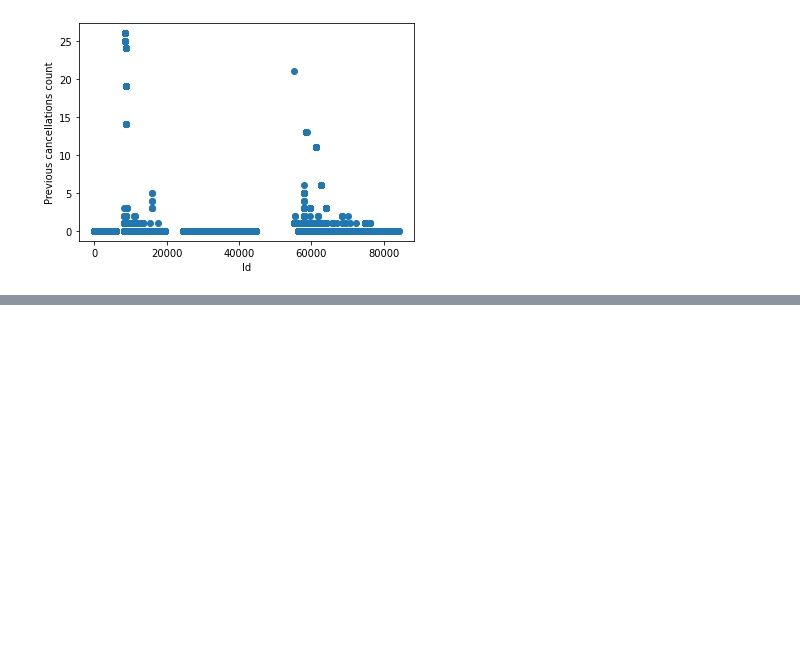
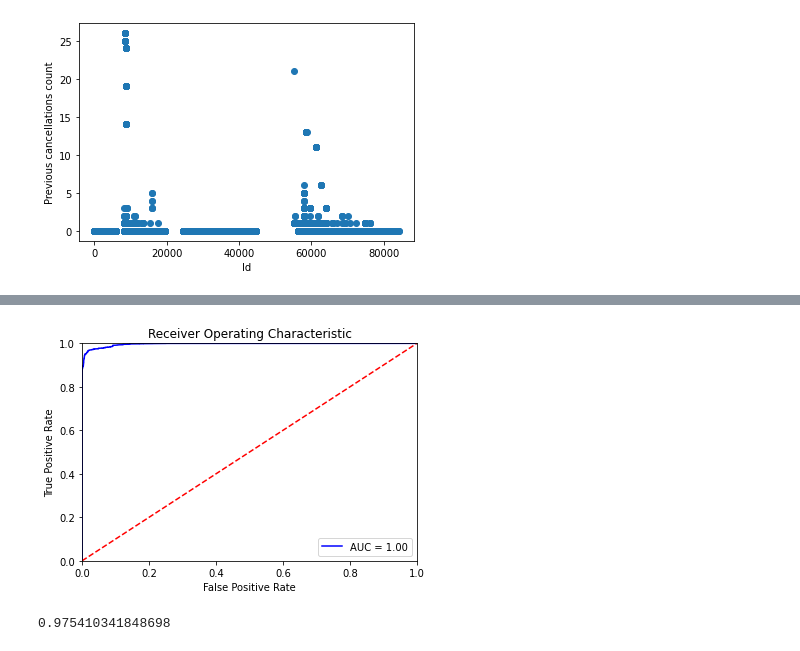
Before and after one commit to TayJen/Hotel-Room-Reservation, a Jupyter notebook: H.ipynb, the cells around one changed output, grey strips where cells are left out. Drawn from its saved outputs; the diff is of its cells as text; code cells hidden in the pictures; blank space fills up the shorter version.

Commit message:
Stage #3: Encoding + First model (Accuracy 0.98 on test)

```diff
--- a/H.ipynb
+++ b/H.ipynb
@@ -92,0 +158,23 @@ plt.show()
+# %%
+from sklearn.model_selection import train_test_split
+
+# Validation split
+X_train, X_valid, y_train, y_valid = train_test_split(X, y, test_size=0.3,
+                                                      shuffle=True,
+                                                      random_state=13)
+
+# y_train, y_valid = y_train.values.astype('bool'), y_valid.values.astype('bool')
+# %%
+import xgboost as xgb
+
+eval_set = [(X_train, y_train), (X_valid, y_valid)]
+xgbr = xgb.XGBClassifier(eta=0.3,
+                         max_depth=3,
+                         objective='binary:logistic',
+                         tree_method='gpu_hist',
+                         random_state=13,
+                         verbosity=2)
+# %%
+xgbr.fit(X_train, y_train,
+         eval_metric=['aucpr', 'aucpr'], eval_set=eval_set,
+         early_stopping_rounds=400, verbose=2)
@@ -92,0 +200,28 @@ plt.show()
+# %%
+from sklearn.metrics import roc_curve, auc, accuracy_score
+
+# calculate the fpr and tpr for all thresholds of the binary classification
+probs = xgbr.predict_proba(X_test)
+preds = probs[:,1]
+fpr, tpr, threshold = roc_curve(y_test, preds)
+roc_auc = auc(fpr, tpr)
+# %%
+# plot
+
+plt.title('Receiver Operating Characteristic')
+plt.plot(fpr, tpr, 'b', label = 'AUC = %0.2f' % roc_auc)
+plt.legend(loc = 'lower right')
+plt.plot([0, 1], [0, 1],'r--')
+plt.xlim([0, 1])
+plt.ylim([0, 1])
+plt.ylabel('True Positive Rate')
+plt.xlabel('False Positive Rate')
+plt.show()
+# %% [output]
+[figure, added]
+# %%
+y_pred = xgbr.predict(X_test)
+score = accuracy_score(y_test, y_pred)
+print(score)
+# %% [output]
+0.975410341848698
```
Also changed, not shown: parts of 6 cells of this notebook.
